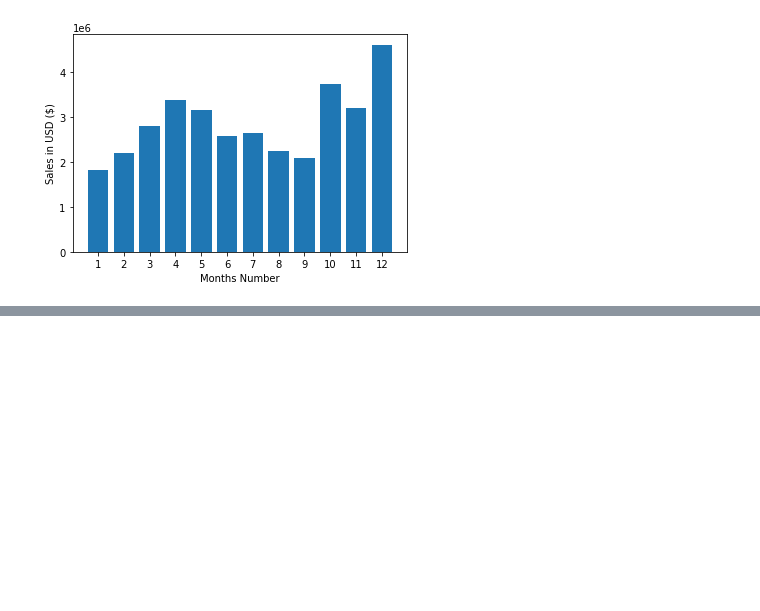
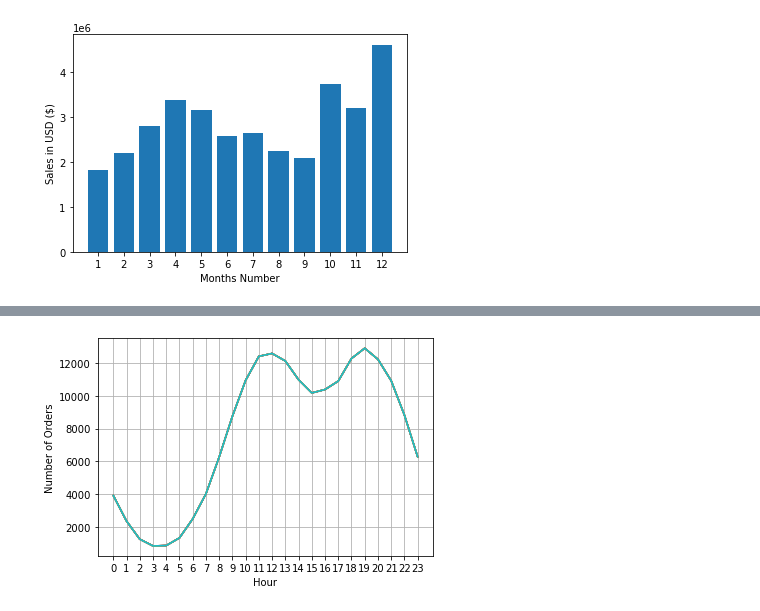
Before and after one commit to sheddyranking/Pandas_Project, a Jupyter notebook: Analysis.ipynb, the cells around one changed output, grey strips where cells are left out. Saved outputs shown, nothing was run; the diff lists cells and outputs as text; code cells hidden in the pictures; blank space fills up the shorter version.

Commit message:
plot best advert hour

```diff
--- a/Analysis.ipynb
+++ b/Analysis.ipynb
@@ -221,0 +222,20 @@ all_months_data.head()
+# %%
+# arange oders according to there numbers
+hours= [hour for hour, df in all_months_data.groupby('Hour')]
+
+#group all the orders and count them.
+plt.plot(hours, all_months_data.groupby(['Hour']).count())
+
+plt.xticks(hours)
+plt.xlabel('Hour')
+plt.ylabel('Number of Orders')
+
+#add formated lines
+plt.grid()
+
+plt.show()
+
+
+#Adverts should be placed between 11am () and 7pm(19)
+# %% [output]
+[figure, added]
```
Also changed, not shown: parts of 18 cells of this notebook.
